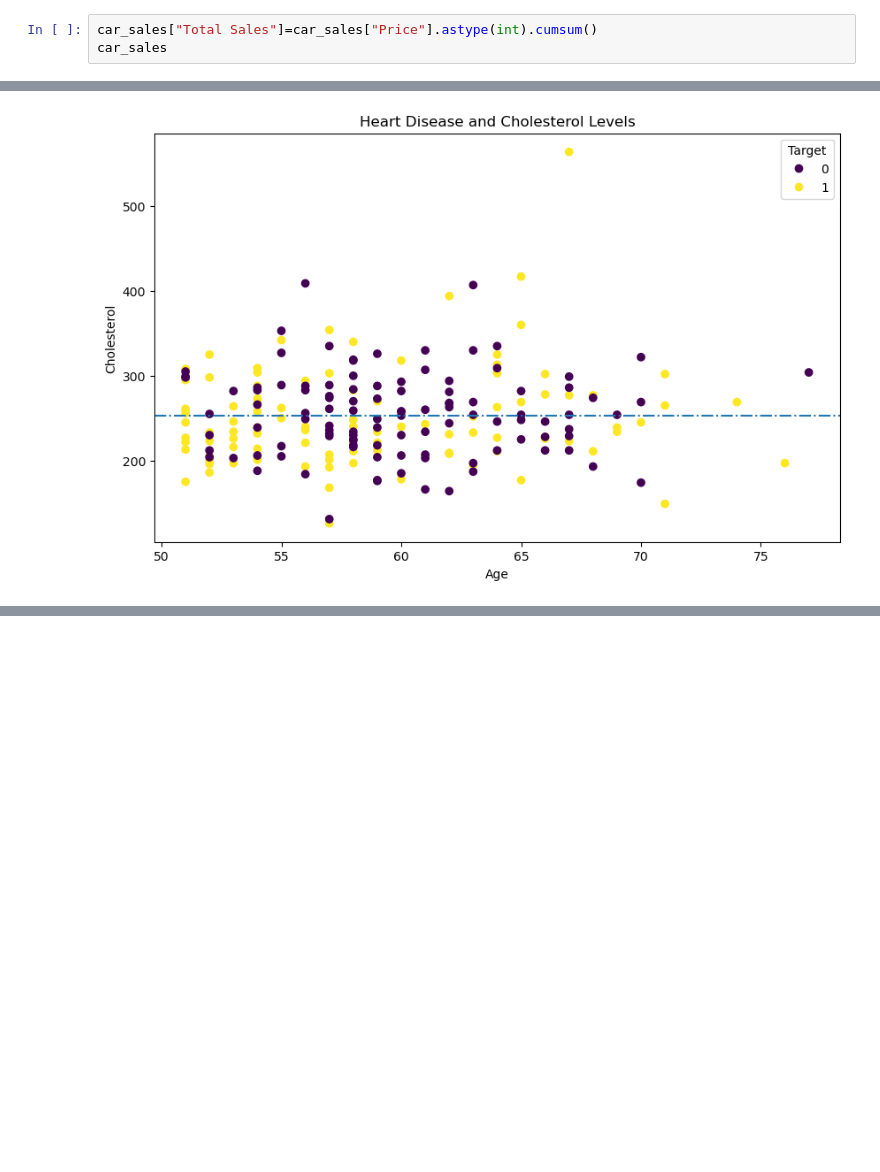
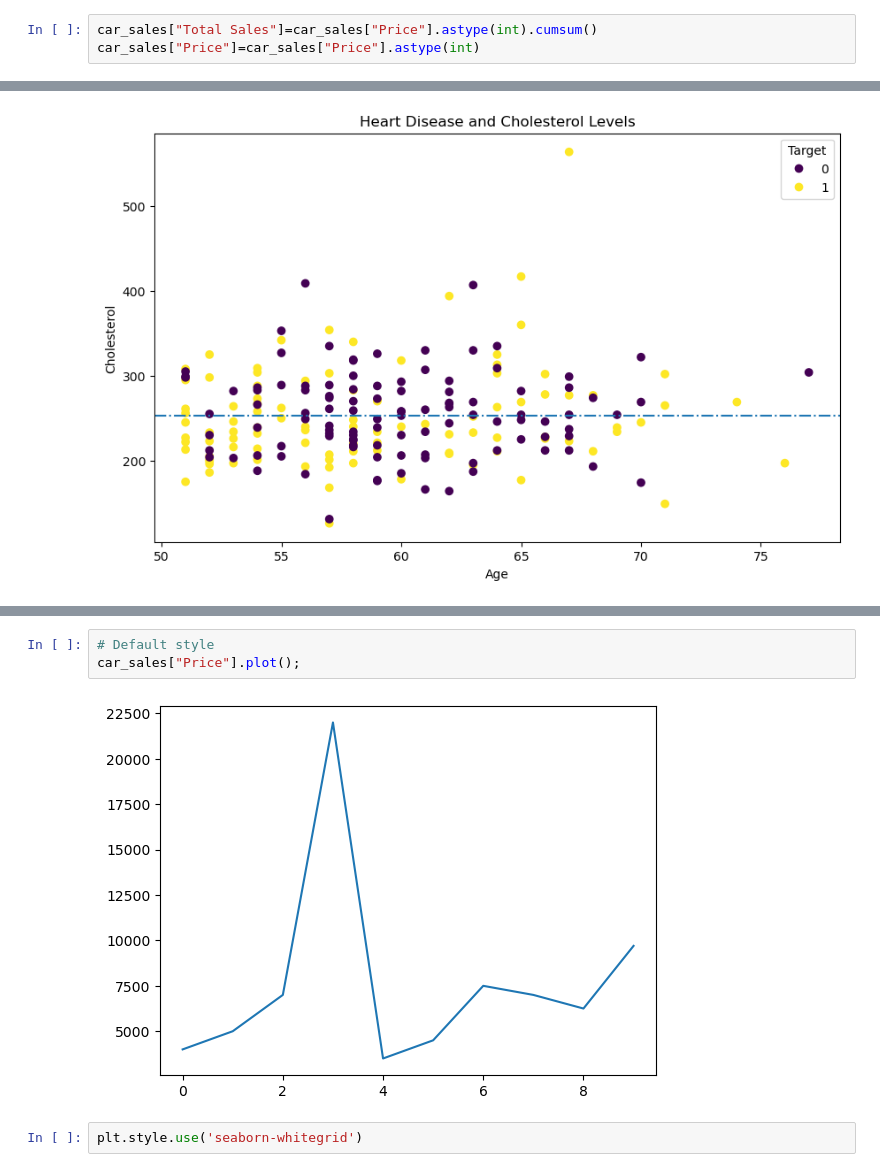
Before and after one commit to prashantuchiha/DS-sample, a Jupyter notebook: project_1/Introduction to Matplotlib.ipynb, the cells around one changed output, grey strips where cells are left out. Drawn from its saved outputs; the diff is of its cells as text; blank space fills up the shorter version.

```diff
--- a/project_1/Introduction to Matplotlib.ipynb
+++ b/project_1/Introduction to Matplotlib.ipynb
@@ -230,4 +230,4 @@ car_sales
 car_sales["Sale Date"]=pd.date_range("1/1/2020", periods=len(car_sales))
 # %%
 car_sales["Total Sales"]=car_sales["Price"].astype(int).cumsum()
-car_sales
+car_sales["Price"]=car_sales["Price"].astype(int)
@@ -350,0 +410,7 @@ ax.axhline(over_50["chol"].mean(),
+# %%
+# Default style
+car_sales["Price"].plot();
+# %% [output]
+[figure, added]
+# %%
+plt.style.use('seaborn-whitegrid')
```
Also changed, not shown: parts of 15 cells of this notebook.
